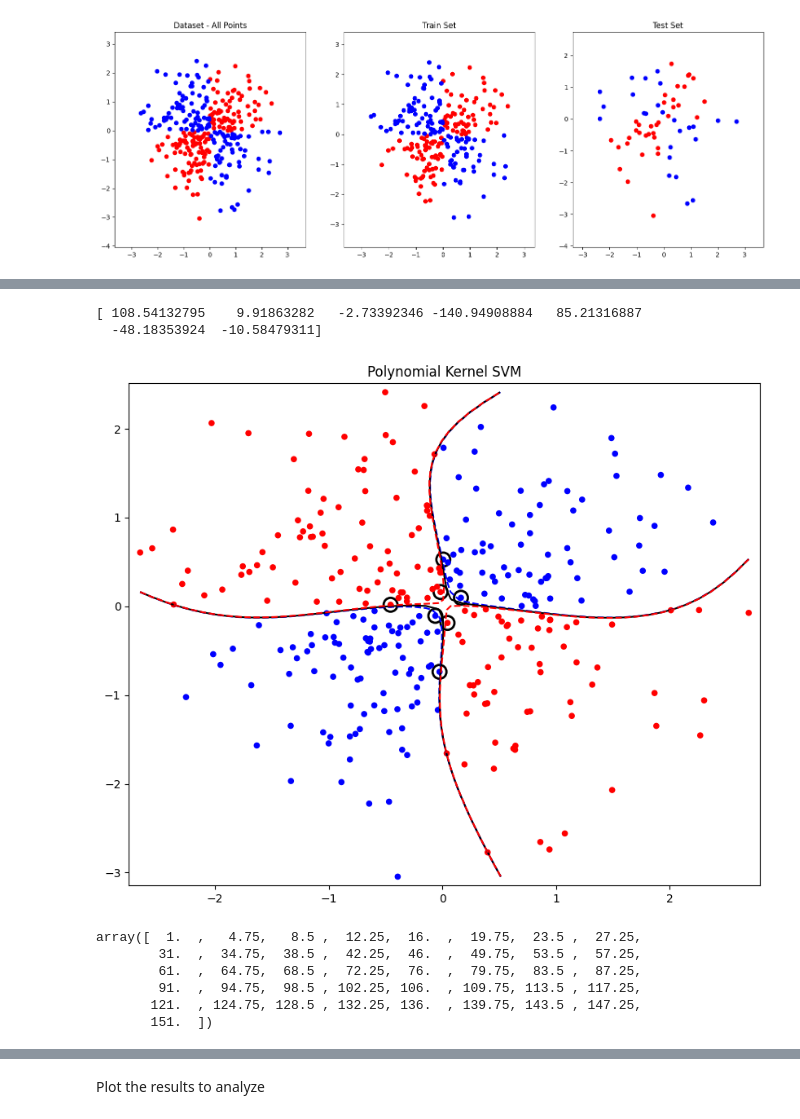
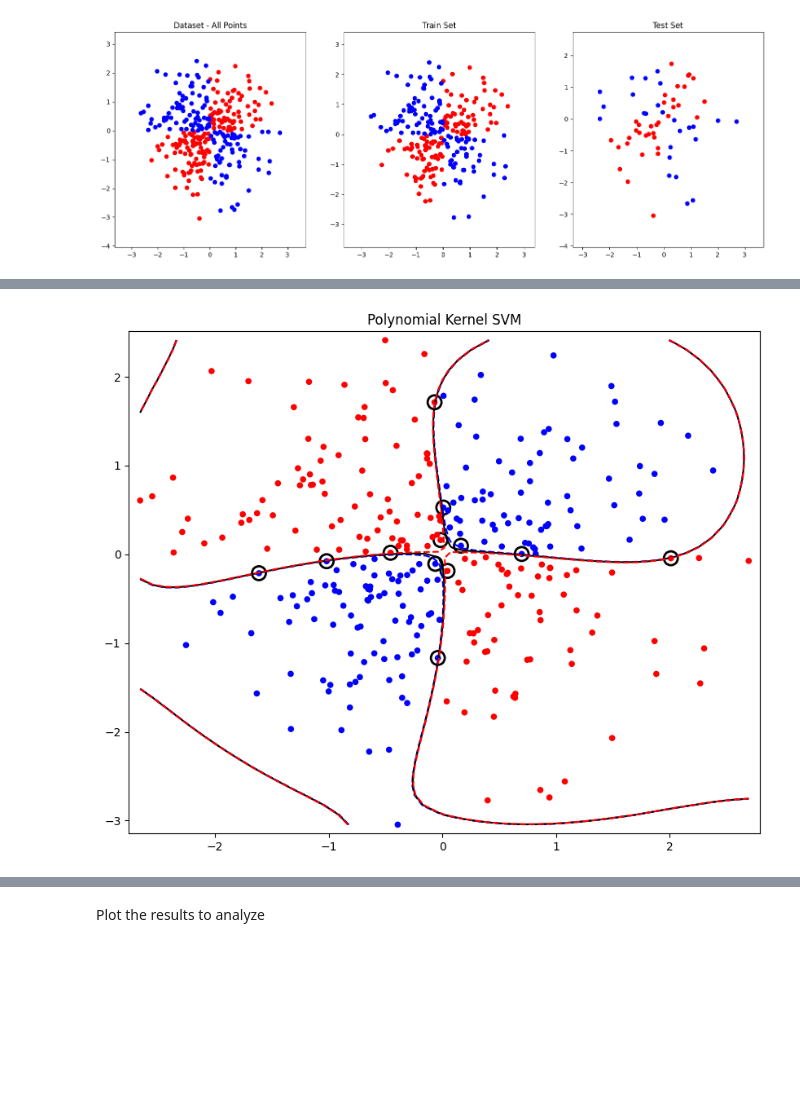
Before and after one commit to OmerKriger/IntroMachineLearning-SVM, a Jupyter notebook: HomeAssignment4 - Code.ipynb, the cells around one changed output, grey strips where cells are left out. Cells and saved outputs as stored; diff of their text form; code cells hidden in the pictures; blank space fills up the shorter version.

```diff
--- a/HomeAssignment4 - Code.ipynb
+++ b/HomeAssignment4 - Code.ipynb
@@ -229,12 +220,10 @@ For best performance, build G as a scipy.sparse.csc_matrix rather than as a nump
 # %%
 # Polynomial Kernel for ALL Dataset - Example
-gamma, degree = 2,5
+gamma, degree = 0.5 ,5
 alpha, w = svm_dual_kernel(X, y, polynomial_kernel, gamma, degree,threshold=0.90)
 plot_classifier_kernel(alpha, X, y, polynomial_kernel, gamma, degree, s_point=20,s_circule=150,threshold=0.90,title='Polynomial Kernel SVM')
 # %% [output]
-[ 108.54132795    9.91863282   -2.73392346 -140.94908884   85.21316887
-  -48.18353924  -10.58479311]
-[figure, old version]
+[figure, new version]
 # %%
 def predict_labels(alpha, weights, X_train, y_train, X_tst, ker, *args:float):
     x = X_tst[:,0]
@@ -244,13 +233,3 @@ def predict_labels(alpha, weights, X_train, y_train, X_tst, ker, *args:float):
     for i in range(x.shape[0]):
         z[i] = sum([y_train[k]*alpha[k]*ker(X_train[k,:], np.array([x[i],y[i]]), *args) for k in range(N)])
     return np.sign(z)
-# %%
-gamma = np.linspace(1,151,41)
-gamma
-# %% [output]
-array([  1.  ,   4.75,   8.5 ,  12.25,  16.  ,  19.75,  23.5 ,  27.25,
-        31.  ,  34.75,  38.5 ,  42.25,  46.  ,  49.75,  53.5 ,  57.25,
-        61.  ,  64.75,  68.5 ,  72.25,  76.  ,  79.75,  83.5 ,  87.25,
-        91.  ,  94.75,  98.5 , 102.25, 106.  , 109.75, 113.5 , 117.25,
-       121.  , 124.75, 128.5 , 132.25, 136.  , 139.75, 143.5 , 147.25,
-       151.  ])
```
Also changed, not shown: parts of 10 cells of this notebook.
